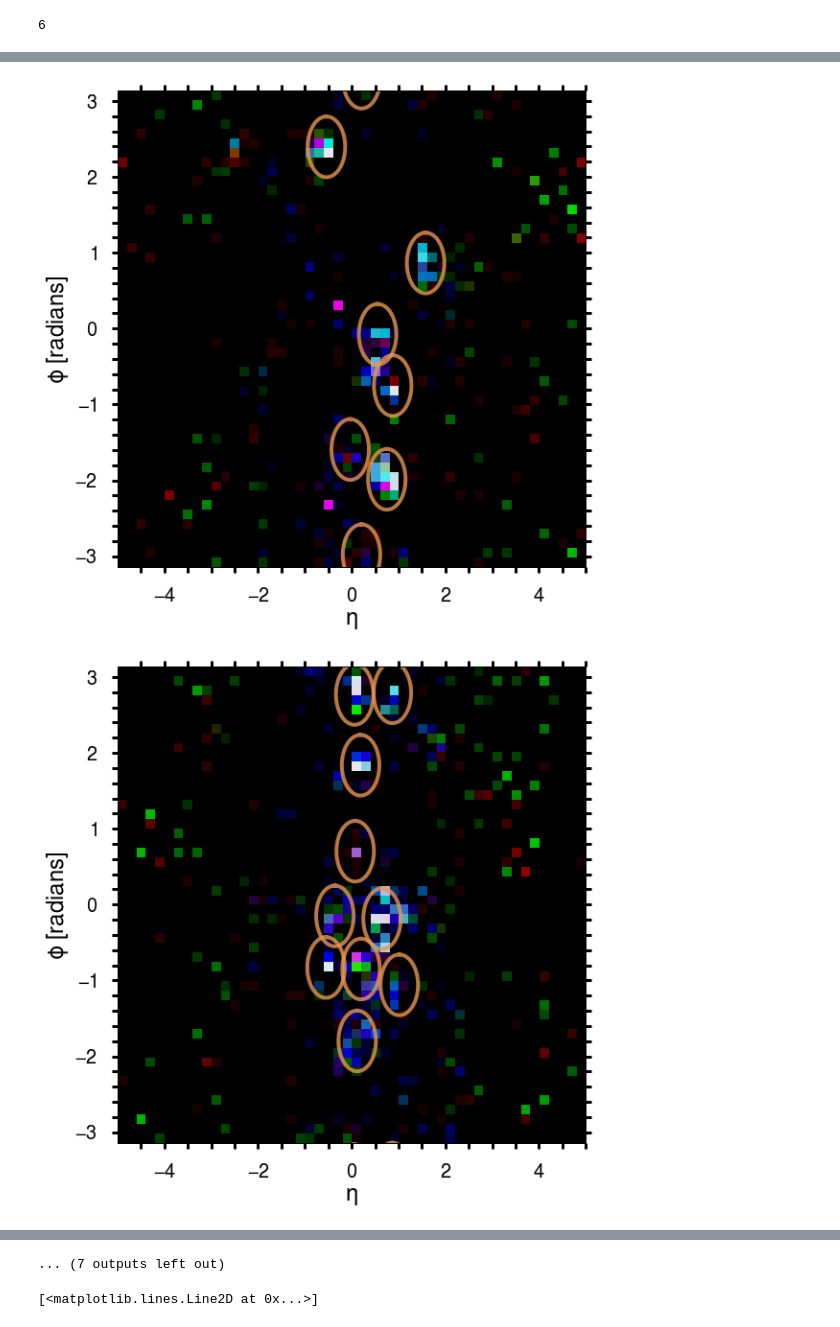
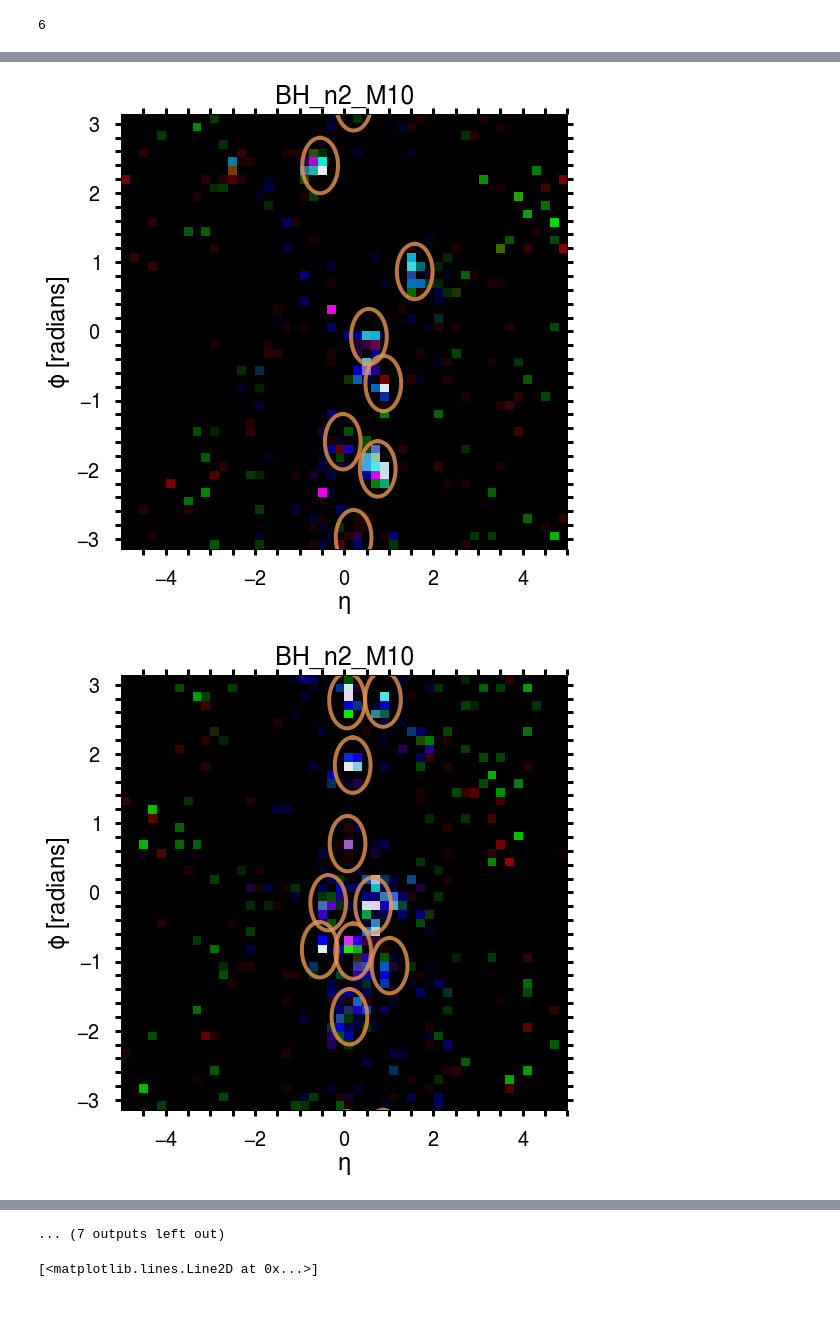
Before and after one commit to choisant/imcalML, a Jupyter notebook: notebooks/detector_image.ipynb, the cells around one changed output, grey strips where cells are left out. Drawn from its saved outputs; the diff is of its cells as text; code cells hidden in the pictures.

Commit message:
Updating figures

```diff
--- a/notebooks/detector_image.ipynb
+++ b/notebooks/detector_image.ipynb
@@ -128,7 +128,8 @@ for i, label in enumerate(LABELS):
         id = event_ids[i][k]
         image = images[id]
 
-        fig, ax = plt.subplots(ncols=1, figsize=(8, 8), layout="constrained")
+        fig, ax = plt.subplots(ncols=1, figsize=(8, 8))
+        ax.set_title(f"{PLOT_LABELS[i]}", fontsize=25, pad=10)
 
         test_image = torch.Tensor(images[id])
         test_image[:,:,2] = 6*test_image[:,:,2]
@@ -158,7 +159,7 @@ for i, label in enumerate(LABELS):
                 else:
                     ax.plot(xs_wrap, np.pi + (ys_wrap + np.pi), color = '#e99652', linewidth=4, alpha=0.8)
 
-        fig.savefig(f"../results/figures/event_image_{label}_{id}.pdf", format="pdf")
+        fig.savefig(f"../results/figures/event_image_{label}_{id}.pdf", format="pdf",bbox_inches='tight')
 # %% [output]
 tensor(0.9473)
 tensor(0.9457)
@@ -188,2 +189,2 @@ tensor(0.9520)
-[figure, old version]
+[figure, new version]
-[figure, old version]
+[figure, new version]
```
Also changed, not shown: parts of 1 cell of this notebook, 20 other files.
